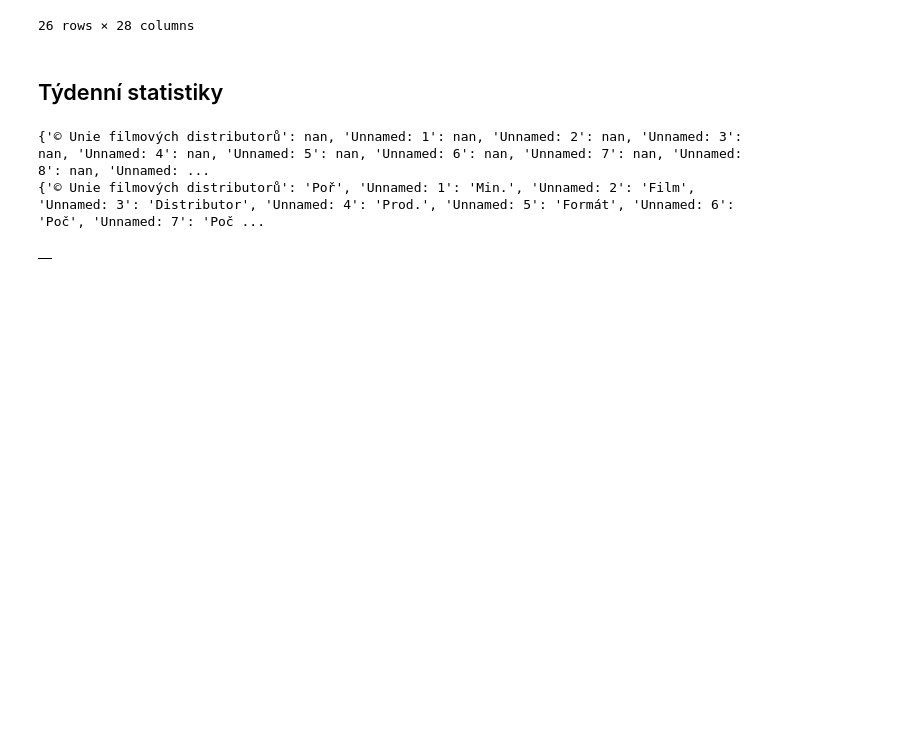
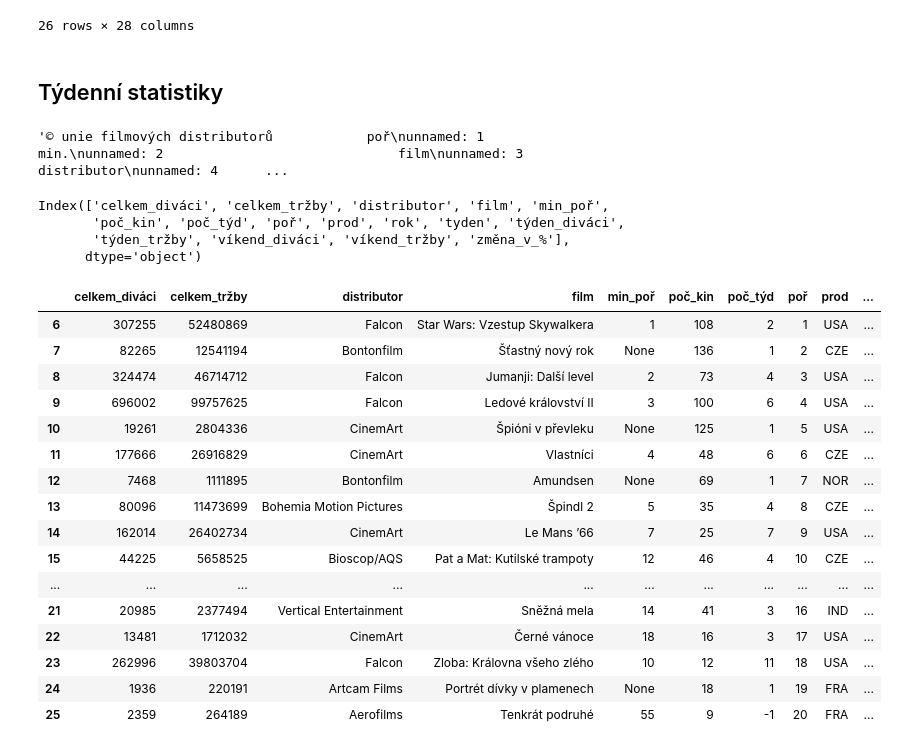
Before and after one commit to DataRozhlas/navstevnost-kin, a Jupyter notebook: 002_cisteni_dat.ipynb, the cells around one changed output. Cells and saved outputs as stored; diff of their text form; code cells hidden in the pictures; blank space fills up the shorter version.

Commit message:
týdenní statistiky komplet

```diff
--- a/002_cisteni_dat.ipynb
+++ b/002_cisteni_dat.ipynb
@@ -305,33 +305,64 @@ df.groupby('rok').first()
 df.to_csv(os.path.join('data','filmy.csv'),index=False)
 # %% [markdown]
 ## Týdenní statistiky
+# %%
+df_t = pd.read_excel(os.path.join('downloads','top20-2020-2cz.xls'))
+df_t.iloc[2].to_string().lower()
+# %% [output]
+'© unie filmových distributorů            poř\nunnamed: 1                              min.\nunnamed: 2                              film\nunnamed: 3                       distributor\nunnamed: 4      ...
 # %%
 def tydenni(soubor):
-    try:
-        df_t = pd.read_excel(os.path.join('downloads',soubor))
-        slovnik_popisky = df_t.iloc[3].to_dict()
-        slovnik_poznamky = df_t.iloc[4].to_dict()
-        for key in slovnik_popisky:
-            if str(slovnik_poznamky[key]) != "nan":
-                slovnik_popisky[key] += f" {slovnik_poznamky[key]}"
-        df_t = df_t.rename(columns=slovnik_popisky)
-        # df_t = df_t[df_t['Poř'].isin(poradi)]
-        rok = soubor.replace('top20','').replace('-','')[0:4]
-        df_t['rok'] = rok
-        tyden = soubor.replace('top20','').replace('-','').replace(rok,'').split('cz')[0]
-        df_t['tyden'] = tyden
-        prejmenovani = uprava_sloupcu(df_t)
-        df_t = df_t.rename(columns=prejmenovani)
-        df_t = df_t[df_t['poř'].isin(poradi)]
-        return df_t
-    except:
-        return pd.DataFrame()
+    df_t = pd.read_excel(os.path.join('downloads',soubor))
+    for i in range(0,7):
+        if ("změna" in df_t.iloc[i].to_string().lower()) and ("celkem" in df_t.iloc[i].to_string().lower()):
+            slovnik_popisky = df_t.iloc[i].to_dict()
+        if "tržby" in df_t.iloc[i].to_string().lower():
+            slovnik_poznamky = df_t.iloc[i].to_dict()
+    for key in slovnik_popisky:
+        if str(slovnik_poznamky[key]) != "nan":
+            slovnik_popisky[key] = f"{slovnik_popisky[key]}_{slovnik_poznamky[key]}"
+    df_t = df_t.rename(columns=slovnik_popisky)
+    if soubor[1] == '-':
+        soubor = soubor[2:]
+    rok = soubor.replace('kopie-','').replace('top20','').replace('-','')[0:4]
+    df_t['rok'] = rok
+    tyden = soubor.replace('kopie-','').replace('top20','').replace('-','').replace(rok,'').split('cz')[0]
+    df_t['tyden'] = tyden
+    if soubor == '48-2011.xls':
+        df_t['rok'] = 2011
+        df_t['tyden'] = 48
+    prejmenovani = uprava_sloupcu(df_t)
+    df_t = df_t.rename(columns=prejmenovani)
+    df_t = df_t[df_t['poř'].isin(poradi)]
+    df_t = df_t.T.groupby(level=0).first().T
+    return df_t
+# %%
+tydenni('top20-2019-52cz.xls').columns
+# %% [output]
+Index(['celkem_diváci', 'celkem_tržby', 'distributor', 'film', 'min_poř',
+       'poč_kin', 'poč_týd', 'poř', 'prod', 'rok', 'tyden', 'týden_diváci',
+       'týden_tržby', 'víkend_diváci', 'víkend_tržby', 'změna_v_%'],
+      dtype='object')
 # %%
-tydenni('top20-2021-23cz.xls')
+tydenni('top20-2019-52cz.xls')
 # %% [output]
-{'© Unie filmových distributorů': nan, 'Unnamed: 1': nan, 'Unnamed: 2': nan, 'Unnamed: 3': nan, 'Unnamed: 4': nan, 'Unnamed: 5': nan, 'Unnamed: 6': nan, 'Unnamed: 7': nan, 'Unnamed: 8': nan, 'Unnamed: ...
-{'© Unie filmových distributorů': 'Poř', 'Unnamed: 1': 'Min.', 'Unnamed: 2': 'Film', 'Unnamed: 3': 'Distributor', 'Unnamed: 4': 'Prod.', 'Unnamed: 5': 'Formát', 'Unnamed: 6': 'Poč', 'Unnamed: 7': 'Poč ...
-|  |
+|  | celkem_diváci | celkem_tržby | distributor | film | min_poř | poč_kin | poč_týd | poř | prod | ... |
+| 6 | 307255 | 52480869 | Falcon | Star Wars: Vzestup Skywalkera | 1 | 108 | 2 | 1 | USA | ... |
+| 7 | 82265 | 12541194 | Bontonfilm | Šťastný nový rok | None | 136 | 1 | 2 | CZE | ... |
+| 8 | 324474 | 46714712 | Falcon | Jumanji: Další level | 2 | 73 | 4 | 3 | USA | ... |
+| 9 | 696002 | 99757625 | Falcon | Ledové království II | 3 | 100 | 6 | 4 | USA | ... |
+| 10 | 19261 | 2804336 | CinemArt | Špióni v převleku | None | 125 | 1 | 5 | USA | ... |
+| 11 | 177666 | 26916829 | CinemArt | Vlastníci | 4 | 48 | 6 | 6 | CZE | ... |
+| 12 | 7468 | 1111895 | Bontonfilm | Amundsen | None | 69 | 1 | 7 | NOR | ... |
+| 13 | 80096 | 11473699 | Bohemia Motion Pictures | Špindl 2 | 5 | 35 | 4 | 8 | CZE | ... |
+| 14 | 162014 | 26402734 | CinemArt | Le Mans ’66 | 7 | 25 | 7 | 9 | USA | ... |
+| 15 | 44225 | 5658525 | Bioscop/AQS | Pat a Mat: Kutilské trampoty | 12 | 46 | 4 | 10 | CZE | ... |
+| ... | ... | ... | ... | ... | ... | ... | ... | ... | ... | ... |
+| 21 | 20985 | 2377494 | Vertical Entertainment | Sněžná mela | 14 | 41 | 3 | 16 | IND | ... |
+| 22 | 13481 | 1712032 | CinemArt | Černé vánoce | 18 | 16 | 3 | 17 | USA | ... |
+| 23 | 262996 | 39803704 | Falcon | Zloba: Královna všeho zlého | 10 | 12 | 11 | 18 | USA | ... |
+| 24 | 1936 | 220191 | Artcam Films | Portrét dívky v plamenech | None | 18 | 1 | 19 | FRA | ... |
+| 25 | 2359 | 264189 | Aerofilms | Tenkrát podruhé | 55 | 9 | -1 | 20 | FRA | ... |
 # %%
 tydenni_statistiky_soubory = ['top20-2024-26cz.xls',
  'top20-2024-25cz.xls',
```
Also changed, not shown: parts of 5 cells of this notebook, 2 other files.
